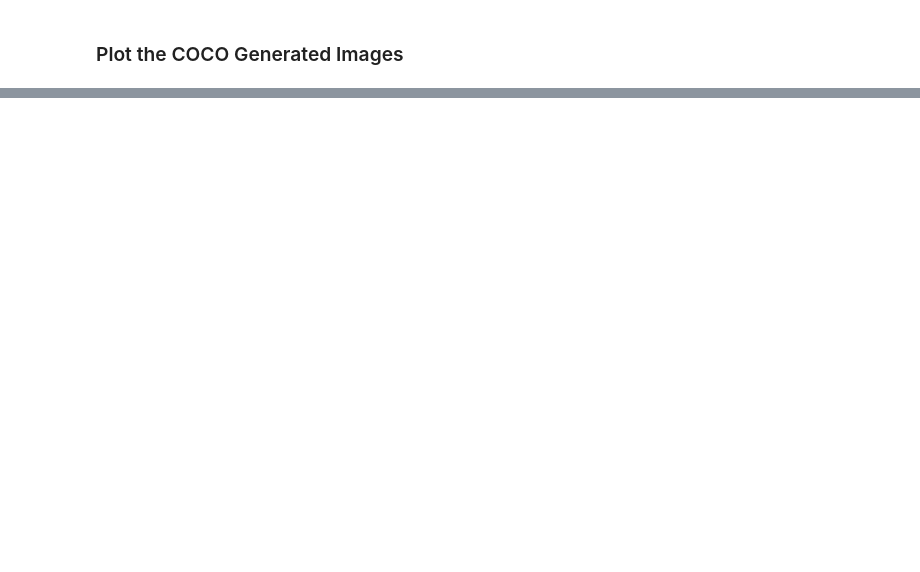
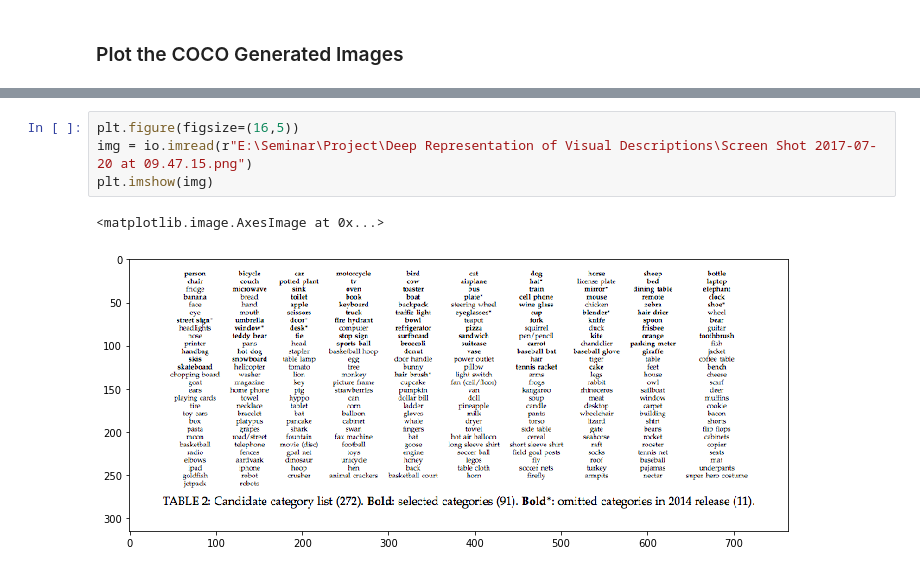
Before and after one commit to ASH1998/Deep-Representation-of-Visual-Descriptions, a Jupyter notebook: code/Driver!!.ipynb, the cells around one changed output, grey strips where cells are left out. Drawn from its saved outputs; the diff is of its cells as text; blank space fills up the shorter version.

```diff
--- a/code/Driver!!.ipynb
+++ b/code/Driver!!.ipynb
@@ -145,0 +163,7 @@ plot(DATA_COCO, sent= sentence_coco, size=(20,5*rows))
+# %%
+plt.figure(figsize=(16,5))
+img = io.imread(r"E:\Seminar\Project\Deep Representation of Visual Descriptions\Screen Shot 2017-07-20 at 09.47.15.png")
+plt.imshow(img)
+# %% [output]
+<matplotlib.image.AxesImage at 0x...>
+[figure, added]
```
Also changed, not shown: parts of 10 cells of this notebook, 2 other files.
